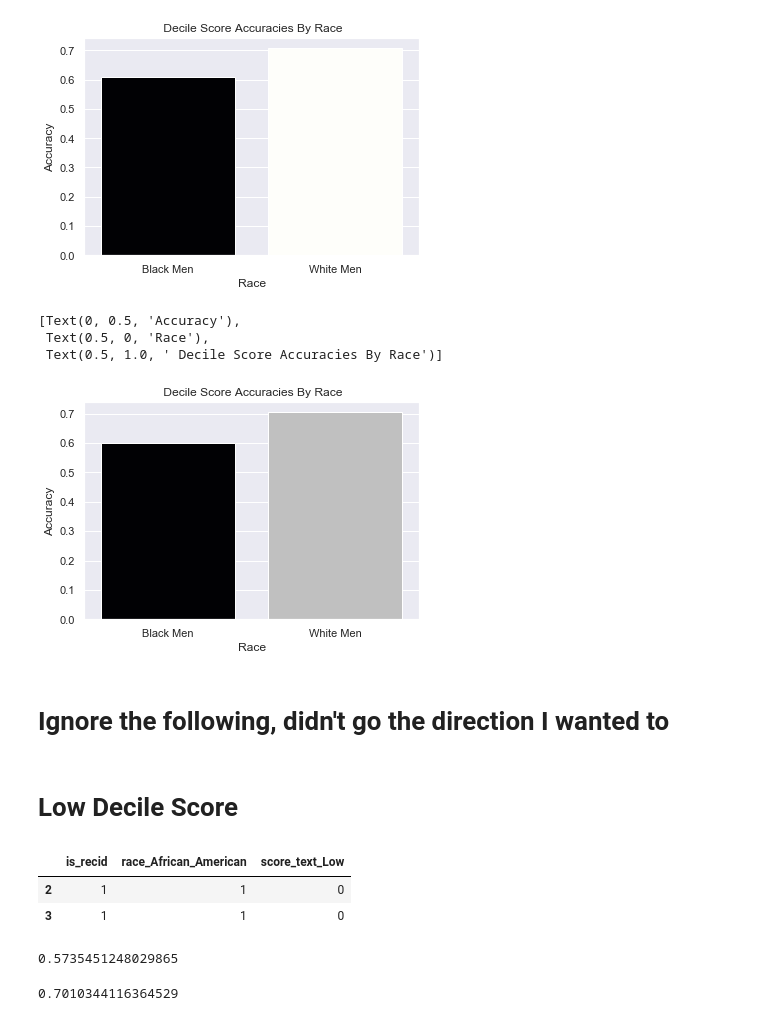
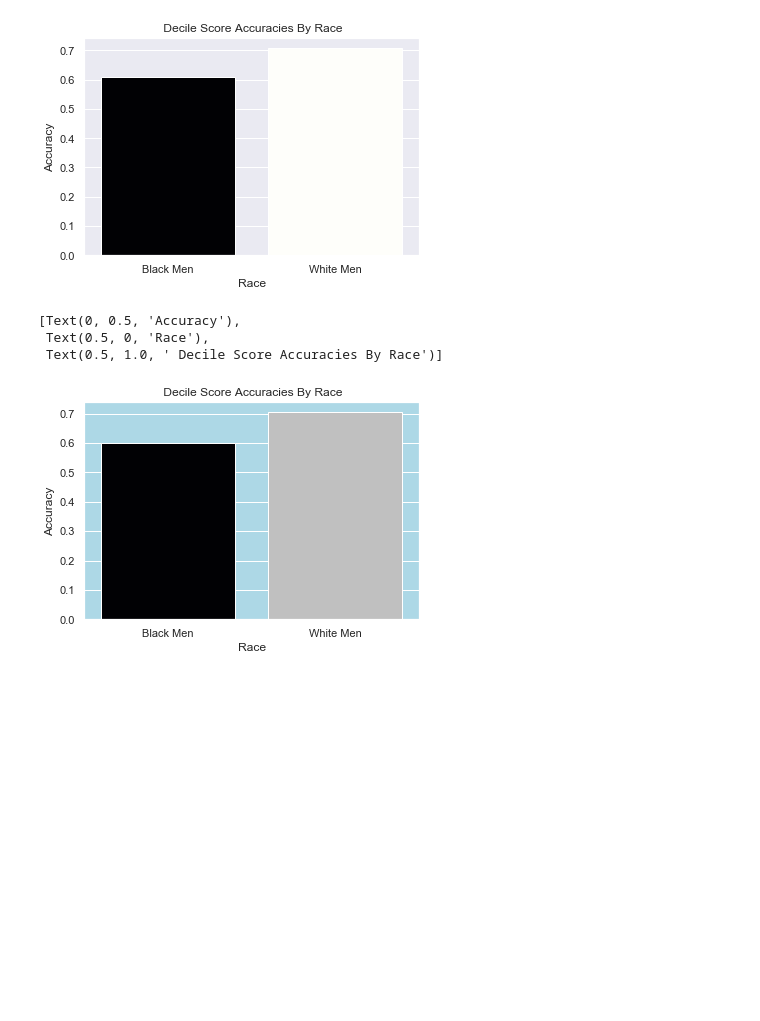
Before and after one commit to CyrusRR/iXDSCourseProject1, a Jupyter notebook: compas-analysis-master/COMPAS Hypothesis Retreived.ipynb, the cells around one changed output. Cells and saved outputs as stored; diff of their text form; code cells hidden in the pictures; blank space fills up the shorter version.

```diff
--- a/compas-analysis-master/COMPAS Hypothesis Retreived.ipynb
+++ b/compas-analysis-master/COMPAS Hypothesis Retreived.ipynb
@@ -1580,70 +1580,15 @@ fig.set(xlabel='Race', ylabel='Accuracy', Title = " Decile Score Accuracies By R
 [figure]
 # %%
 #Creating Graph off bagging data
+sns.set(rc={'axes.facecolor':'#ADD8E6',})
 colors = [ "#000005","#C0C0C0" ]
 customPalette = sns.set_palette(sns.color_palette(colors))
 sns.set_palette(sns.color_palette(colors))
 
 fig = sns.barplot(data = Baggresults,x = "Race", y= "Accuracy", palette=customPalette)
 fig.set(xlabel='Race', ylabel='Accuracy', Title = " Decile Score Accuracies By Race")
 # %% [output]
 [Text(0, 0.5, 'Accuracy'),
  Text(0.5, 0, 'Race'),
  Text(0.5, 1.0, ' Decile Score Accuracies By Race')]
-[figure, old version]
+[figure, new version]
-# %% [markdown]
-# Ignore the following, didn't go the direction I wanted to
-# %% [markdown]
-# Low Decile Score
-# %%
-PredLow = compas.drop(['Unnamed: 0', 'id', 'first', 'last', 'age', 'age_cat',
-       'juv_fel_count', 'decile_score', 'juv_misd_count', 'juv_other_count',
-       'priors_count',  'is_violent_recid', 'v_decile_score',
-       'v_score_text', 'decile_score.1'], axis =1)
-
-PredLow = PredLow[(PredLow.is_recid != -1)]
-PredLow = pd.get_dummies(PredLow)
-PredLow = PredLow.rename(columns ={'race_African-American':"race_African_American", 'race_Native American': "race_Native_American"})
-PredLow = PredLow[(PredLow.race_Caucasian == True) | (PredLow.race_African_American == True)]
-PredLow = PredLow.drop(['race_Asian','race_Caucasian', 'race_Hispanic', 'race_Native_American','race_Other', "score_text_High", "score_text_Medium"], axis =1)
-PredLow = PredLow[PredLow.sex_Female == 0].drop(["sex_Female", "sex_Male"], axis =1)
-PredLow.score_text_Low = PredLow.score_text_Low.replace({0: 1, 1: 0})
-PredLow.head(2)
-# %% [output]
-|  | is_recid | race_African_American | score_text_Low |
-| 2 | 1 | 1 | 0 |
-| 3 | 1 | 1 | 0 |
-# %%
-PredBlLow = PredLow[(PredLow.race_African_American == True)]
-PredBlLow = PredBlLow.drop("race_African_American", axis = 1)
-
-targetvariable = "is_recid"
-independentvariables = PredBlLow.drop(columns=[targetvariable]).columns
-
-from sklearn.tree import DecisionTreeClassifier
-
-tree = DecisionTreeClassifier()
-
-tree.fit(PredBlLow[independentvariables], PredBlLow[targetvariable])
-
-AccuracyLowDecileScoreBlack = cross_val_score(tree, PredBlLow[independentvariables],
-                PredBlLow[targetvariable], scoring="accuracy",
-                cv=3).mean()
-AccuracyLowDecileScoreBlack
-# %% [output]
-0.5735451248029865
-# %%
-PredWhLow = PredLow[(PredLow.race_African_American == False)]
-PredWhLow = PredWhLow.drop("race_African_American", axis = 1)
-targetvariable = "is_recid"
-independentvariables = PredWhLow.drop(columns=[targetvariable]).columns
-
-tree.fit(PredWhLow[independentvariables], PredWhLow[targetvariable])
-
-
-AccuracyLowDecileScoreWhite = cross_val_score(tree, PredWhLow[independentvariables],
-                                           PredWhLow[targetvariable], scoring="accuracy",
-                                           cv=3).mean()
-AccuracyLowDecileScoreWhite
-# %% [output]
-0.7010344116364529
```
Also changed, not shown: parts of 14 cells of this notebook, 3 other files.
